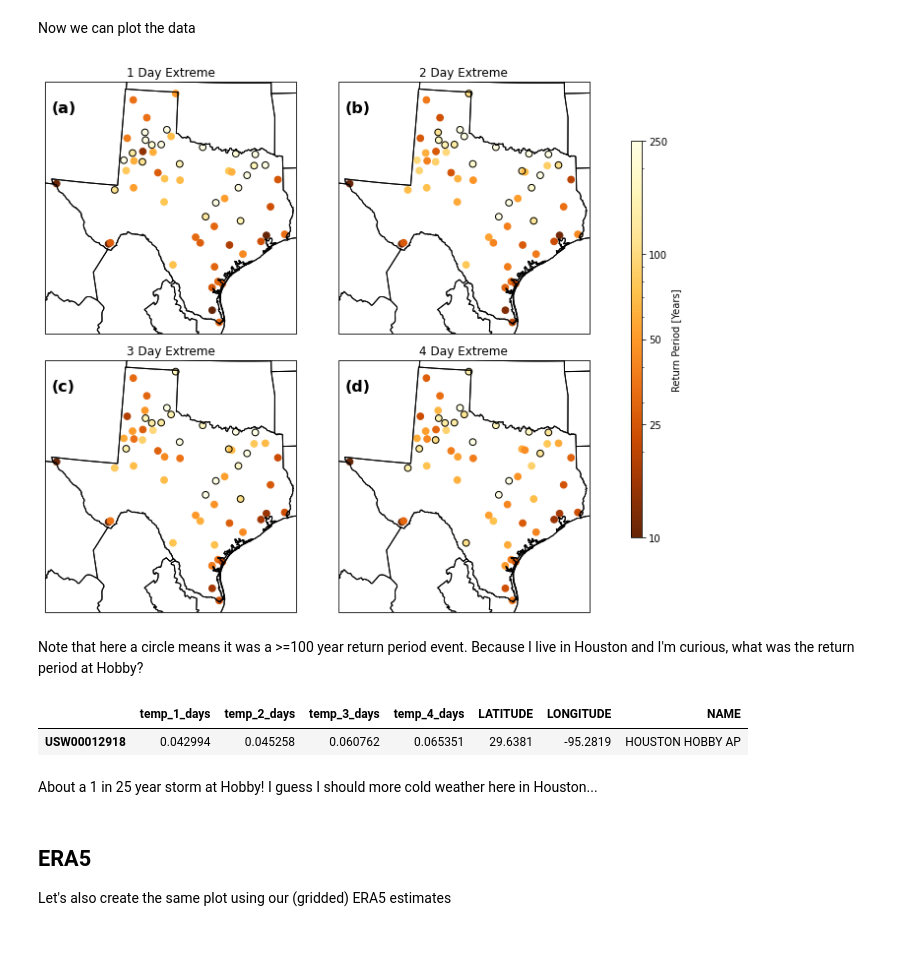
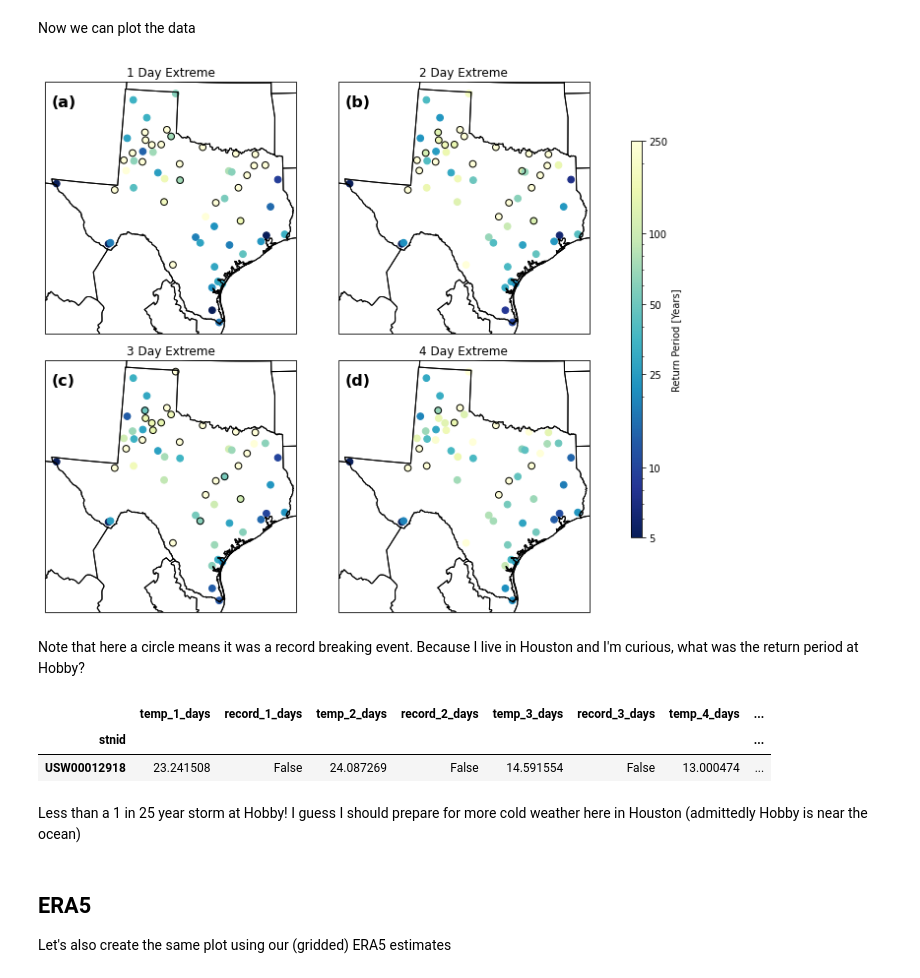
Before and after one commit to jdossgollin/2021-TXtreme, a Jupyter notebook: scripts/local_return_period.ipynb, the cells around one changed output. Cells and saved outputs as stored; diff of their text form; code cells hidden in the pictures; blank space fills up the shorter version.

```diff
--- a/scripts/local_return_period.ipynb
+++ b/scripts/local_return_period.ipynb
@@ -46,8 +46,10 @@ We start with the GHCND data
 First, load the data set in which we computed the empirical exceedance probability for annual-maximum cold outbreaks of different lengths.
 This is just the number of years in which there was a cold outbreak, divided by the number of years in the data set
 # %%
-return_period = 1 / pd.read_csv(
+return_period = pd.read_csv(
     os.path.join(PARDIR, "data", "processed", "ghcnd", "return_periods.csv"),
-    index_col=0,
+    index_col="stnid",
+    false_values="False",
+    true_values="True",
 )
 # %% [markdown]
@@ -93,8 +96,8 @@ data_proj = ccrs.PlateCarree()
 map_proj = ccrs.LambertConformal()
 # %%
 VMAX = 250  # color bar limit
-VMIN = 10
-TICKS = [VMIN, 25, 50, 100, VMAX]
+VMIN = 5
+TICKS = [VMIN, 10, 25, 50, 100, VMAX]
 
 fig, axes = plt.subplots(
     nrows=2, ncols=2, subplot_kw={"projection": map_proj}, figsize=(10, 8)
@@ -104,55 +107,54 @@ for ax, dur in zip(axes.flat, durations_plot):
     sc = ax.scatter(
         mrg["LONGITUDE"],
         mrg["LATITUDE"],
-        c=1 / mrg[f"temp_{dur}_days"],
+        c=mrg[f"temp_{dur}_days"],
         norm=colors.LogNorm(VMIN, VMAX),
         transform=data_proj,
-        cmap="YlOrBr_r",
+        cmap="YlGnBu_r",
         s=45,
     )
-    outliers = mrg.loc[
-        mrg[f"temp_{dur}_days"] < 1 / 100
-    ]  # highlight any stations outside the boundaries
+    records = mrg.loc[lambda df: df[f"record_{dur}_days"]]
     ax.scatter(
-        outliers["LONGITUDE"],
-        outliers["LATITUDE"],
+        records["LONGITUDE"],
+        records["LATITUDE"],
         transform=data_proj,
         facecolors="none",
         edgecolors="black",
         s=45,
     )
     ax.set_title(f"{dur} Day Extreme")
     ax.add_feature(STATES)
     ax.add_feature(COASTLINE)
 
 fig.canvas.draw()
 fig.tight_layout()
 
 add_panel_text(
     axes,
     xloc=0.025,
-    yloc=0.925,
+    yloc=0.95,
 )
 fig.subplots_adjust(right=0.9)
 cax = fig.add_axes([0.9, 0.15, 0.015, 0.7])
 cbar = fig.colorbar(sc, cax=cax, label="Return Period [Years]")
 cbar.set_ticks(TICKS)
 cbar.ax.set_yticklabels(TICKS)
 smart_save("local_rt_ghcnd")
 plt.show()
 # %% [output]
-[figure, old version]
+[figure, new version]
 # %% [markdown]
-Note that here a circle means it was a >=100 year return period event.
+Note that here a circle means it was a record breaking event.
 Because I live in Houston and I'm curious, what was the return period at Hobby?
 # %%
 mrg.loc[lambda df: df["NAME"] == "HOUSTON HOBBY AP"]
 # %% [output]
-|  | temp_1_days | temp_2_days | temp_3_days | temp_4_days | LATITUDE | LONGITUDE | NAME |
-| USW00012918 | 0.042994 | 0.045258 | 0.060762 | 0.065351 | 29.6381 | -95.2819 | HOUSTON HOBBY AP |
+|  | temp_1_days | record_1_days | temp_2_days | record_2_days | temp_3_days | record_3_days | temp_4_days | ... |
+| stnid |  |  |  |  |  |  |  | ... |
+| USW00012918 | 23.241508 | False | 24.087269 | False | 14.591554 | False | 13.000474 | ... |
 # %% [markdown]
-About a 1 in 25 year storm at Hobby!
-I guess I should more cold weather here in Houston...
+Less than a 1 in 25 year storm at Hobby!
+I guess I should prepare for more cold weather here in Houston (admittedly Hobby is near the ocean)
 # %% [markdown]
 ## ERA5
 
```
Also changed, not shown: parts of 9 cells of this notebook, 18 other files.
